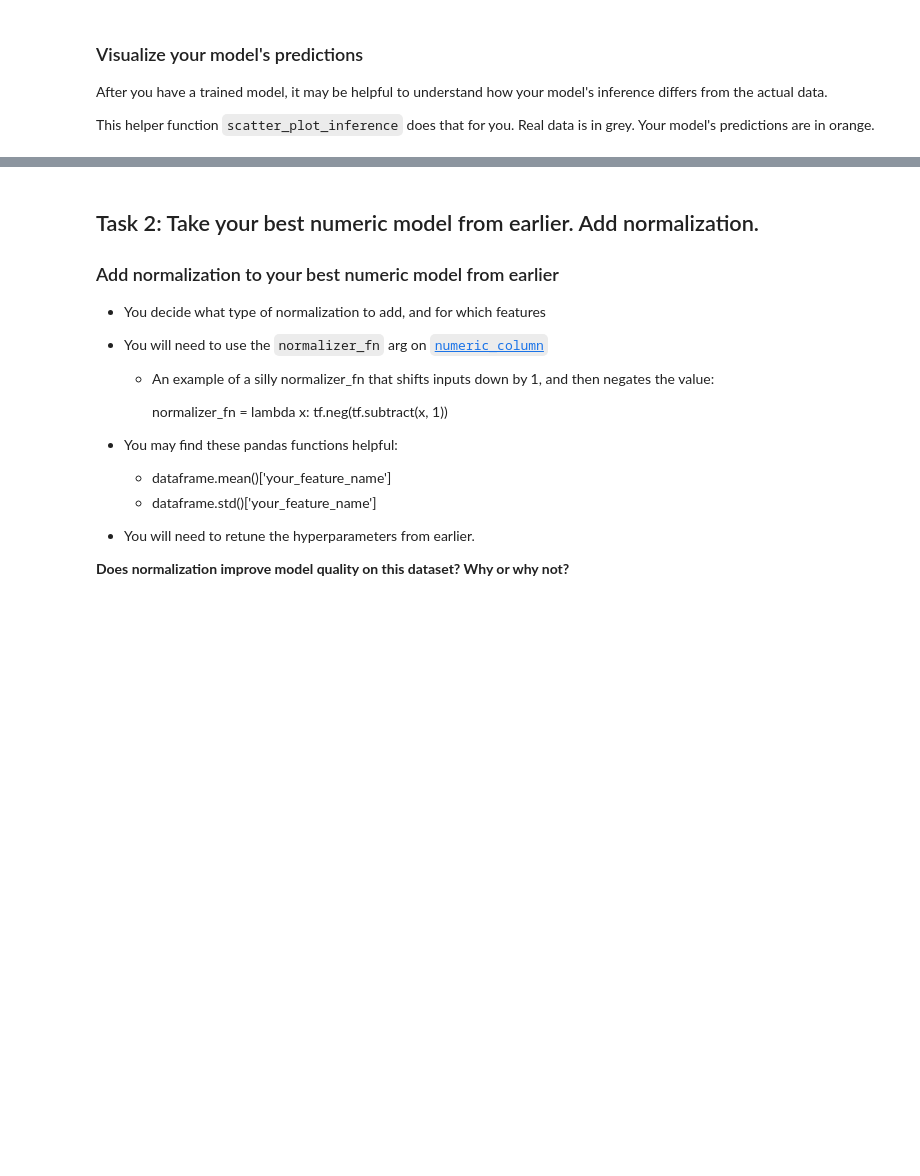
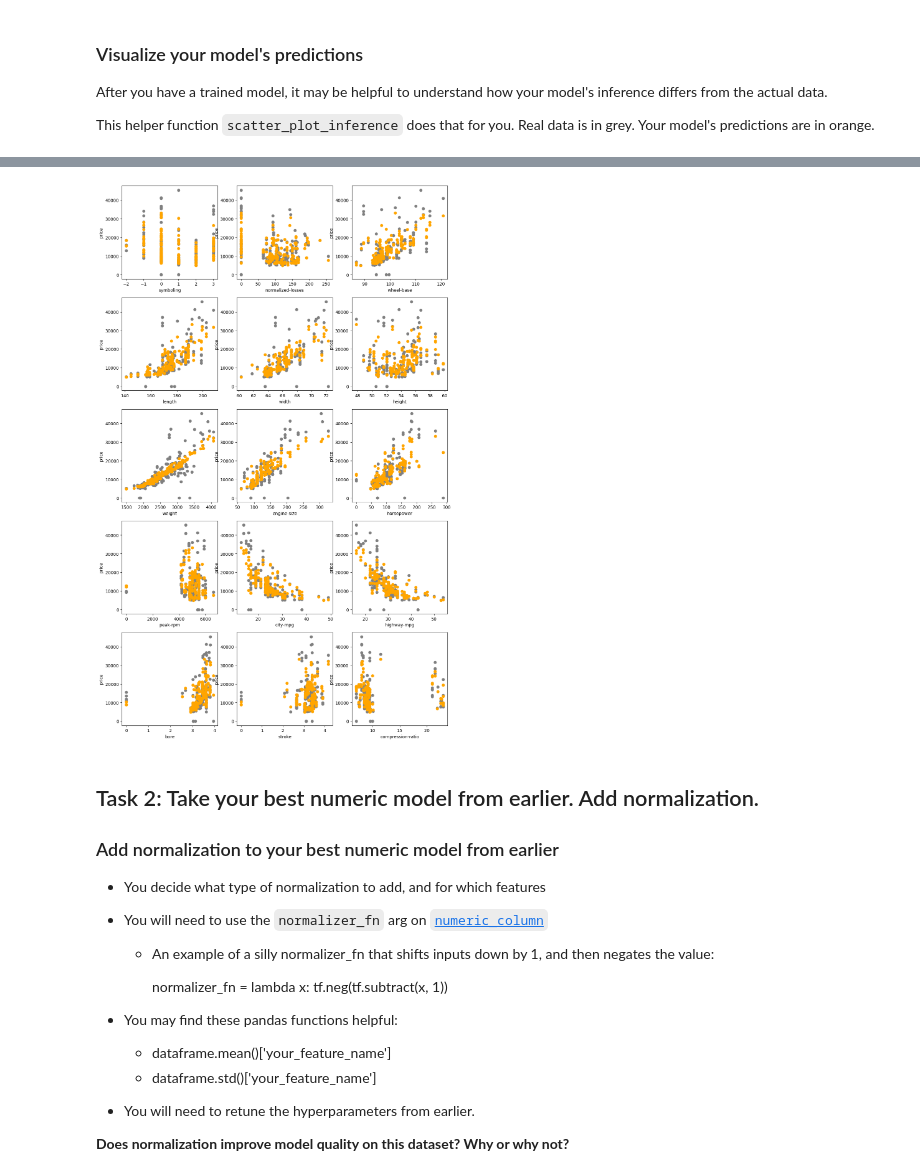
Before and after one commit to PiyushKorake/Data-Analytics-Assignment, a Jupyter notebook: ml/fe/exercises/intro_to_modeling.ipynb, the cells around one changed output, grey strips where cells are left out. Saved outputs shown, nothing was run; the diff lists cells and outputs as text; code cells hidden in the pictures; blank space fills up the shorter version.

```diff
--- a/ml/fe/exercises/intro_to_modeling.ipynb
+++ b/ml/fe/exercises/intro_to_modeling.ipynb
@@ -113,3 +102,27 @@ assert len(categorical_feature_names) == 10
+# %%
+# Provide the names for the columns since the CSV file with the data does
+# not have a header row.
+feature_names = ['symboling', 'normalized-losses', 'make', 'fuel-type',
+        'aspiration', 'num-doors', 'body-style', 'drive-wheels',
+        'engine-location', 'wheel-base', 'length', 'width', 'height', 'weight',
+        'engine-type', 'num-cylinders', 'engine-size', 'fuel-system', 'bore',
+        'stroke', 'compression-ratio', 'horsepower', 'peak-rpm', 'city-mpg',
+        'highway-mpg', 'price']
+
+LABEL = 'price'
+
+# Define numeric_feature_names as a list of strings
+numeric_feature_names = ['symboling', 'normalized-losses', 'wheel-base',
+        'length', 'width', 'height', 'weight', 'engine-size', 'horsepower',
+        'peak-rpm', 'city-mpg', 'highway-mpg', 'bore', 'stroke',
+         'compression-ratio']
+
+# Calculate categorical_feature_names based on numeric_feature_names and LABEL
+categorical_feature_names = list(set(feature_names) - set(numeric_feature_names) - set([LABEL]))
+
+# Assertions to check the lengths of the lists
+assert len(numeric_feature_names) == 15  # This assertion should now pass
+assert len(categorical_feature_names) == 10
 # %%
 # Run to inspect numeric features.
 car_data[numeric_feature_names]
@@ -262,11 +404,11 @@ This helper function `scatter_plot_inference` does that for you. Real data is in
 from matplotlib import pyplot as plt
 
 
-def scatter_plot_inference_grid(est, x_df, feature_names):
+def scatter_plot_inference_grid(model, x_df, feature_names): # Changed est to model
   """Plots the predictions of the model against each feature.
 
   Args:
-    est: The trained tf.Estimator.
+    model: The trained Keras model. # Changed description
     x_df: The pandas dataframe with the input data (used to create
       predict_input_fn).
     feature_names: An iterable of string feature names to plot.
@@ -287,16 +429,13 @@ def scatter_plot_inference_grid(est, x_df, feature_names):
     # Plot the predicted data in orange.
     axis.scatter(car_data[x_axis_feature_name], predictions, c='orange')
 
-  predict_input_fn = tf.estimator.inputs.pandas_input_fn(
-    x=x_df,
-    batch_size=batch_size,
-    shuffle=False)
 
-  predictions = [
-    x['predictions'][0]
-    for x in est.predict(predict_input_fn)
-  ]
+  predictions = model.predict(x_df[numeric_feature_names]) # Changed to use model.predict
 
+  # For predictions, we need to flatten the output if it's a 2D array
+  predictions = predictions.flatten()
+
+  import math # Importing math for ceil function
   num_cols = 3
   num_rows = int(math.ceil(len(feature_names)/float(num_cols)))
   f, axarr = plt.subplots(num_rows, num_cols)
@@ -308,4 +447,5 @@ def scatter_plot_inference_grid(est, x_df, feature_names):
     scatter_plot_inference(axis, feature_name, 'price', predictions)
   plt.show()
 
-scatter_plot_inference_grid(est, x_df, numeric_feature_names)
+scatter_plot_inference_grid(model, x_df, numeric_feature_names) # Changed est to model
+# %% [output]
@@ -312,3 +453,4 @@ scatter_plot_inference_grid(est, x_df, numeric_feature_names)
+[figure, added]
 # %% [markdown]
 ## Task 2: Take your best numeric model from earlier. Add normalization.
 
```
Also changed, not shown: parts of 23 cells of this notebook.
